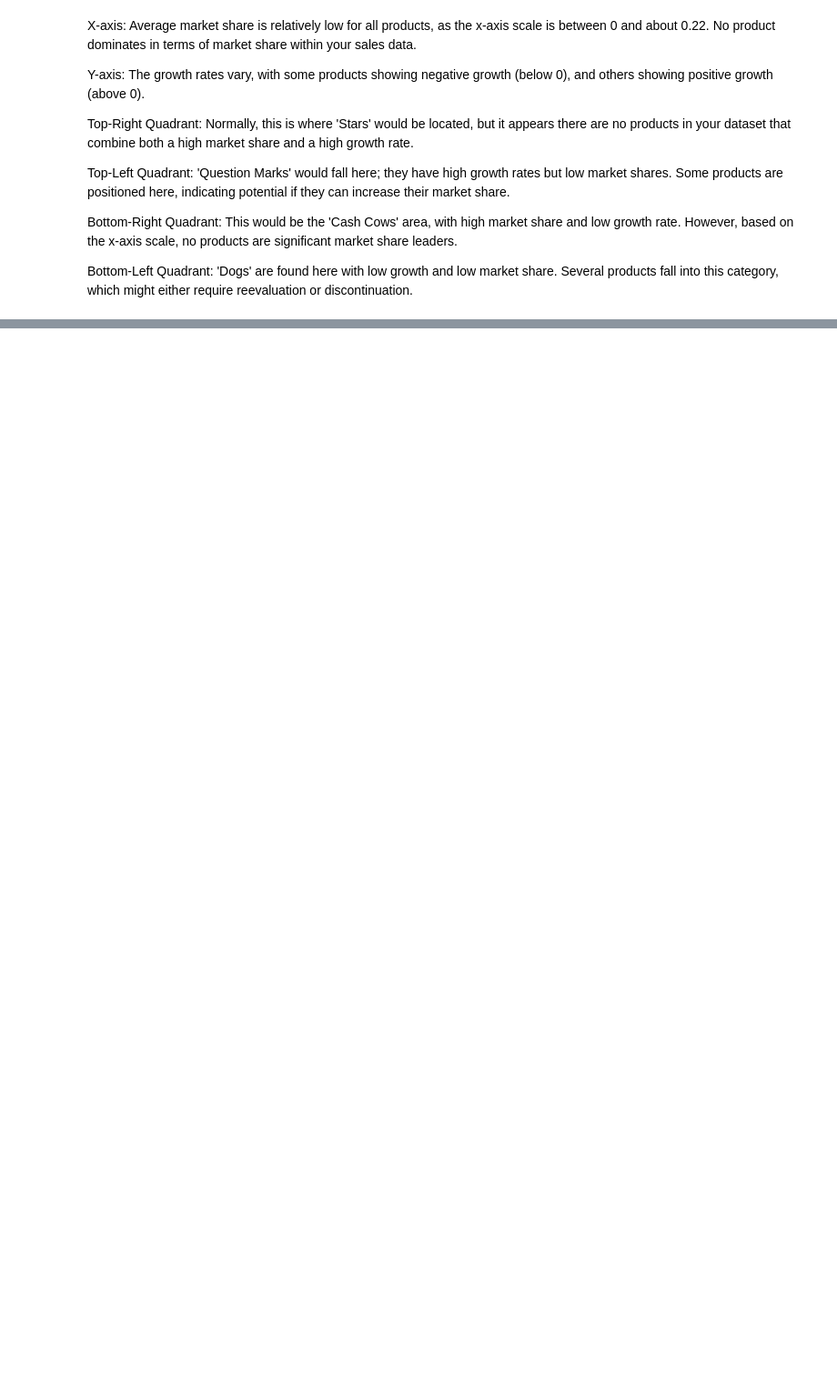
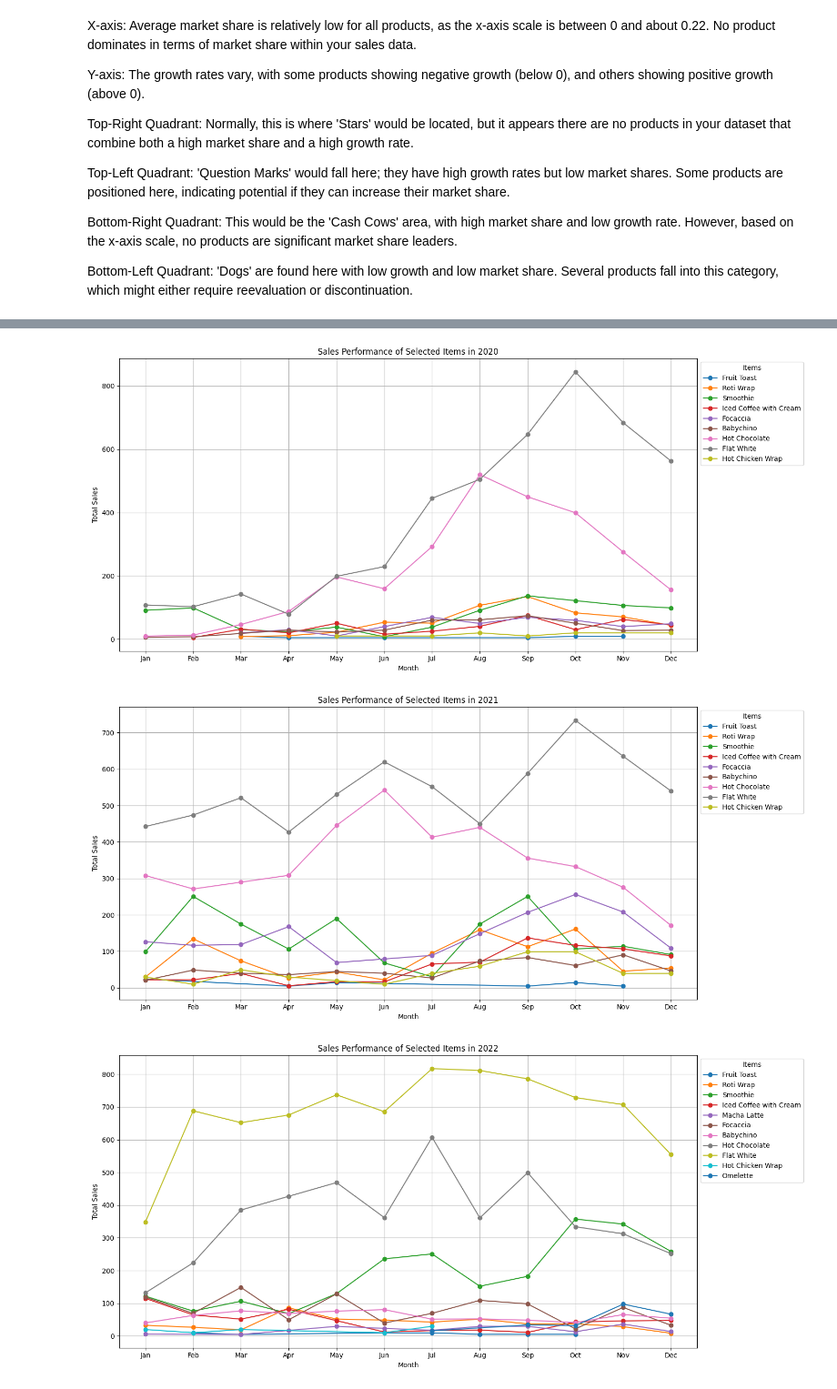
Before and after one commit to HanL1223/JR_Recommender, a Jupyter notebook: projects/cafe-analytics/product_analysis.ipynb, the cells around one changed output, grey strips where cells are left out. Shown at 91% size. Saved outputs shown, nothing was run; the diff lists cells and outputs as text; code cells hidden in the pictures; blank space fills up the shorter version.

```diff
--- a/projects/cafe-analytics/product_analysis.ipynb
+++ b/projects/cafe-analytics/product_analysis.ipynb
@@ -453,10 +513,23 @@ def plot_sales_per_year(df, products_to_plot):
         plt.show()
 # %%
 items_to_plot = [
-    "Banana Bread", "Homemade Sausage Roll", "Deep Fryer",
-    "Long Black", "Iced Coffee with Cream", "Cookies",
-    "French Toast with Streaky Bacon"
+'Fruit Toast',
+'Roti Wrap',
+'Iced Latte',
+'Smoothie',
+'Iced Coffee with Cream',
+'Macha Latte',
+'Focaccia',
+'Babychino',
+'Hot Chocolate',
+'Flat White',
+'Hot Chicken Wrap',
+'Omelette'
 ]
 
 # Call the function with the DataFrame and list of products
 plot_sales_per_year(sales_with_product_info, items_to_plot)
+# %% [output]
+[figure, added]
+[figure, added]
+[figure, added]
```
Also changed, not shown: parts of 23 cells of this notebook.
